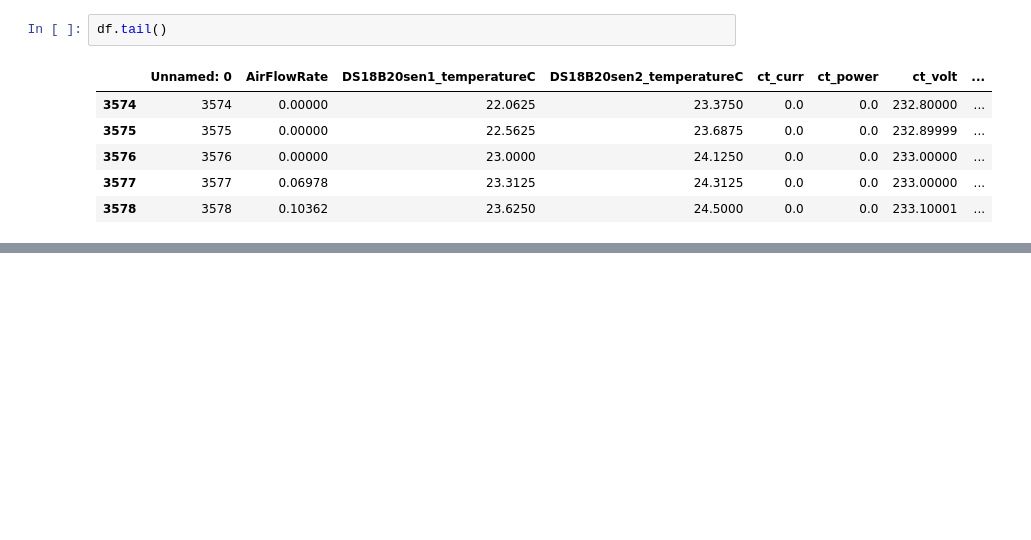
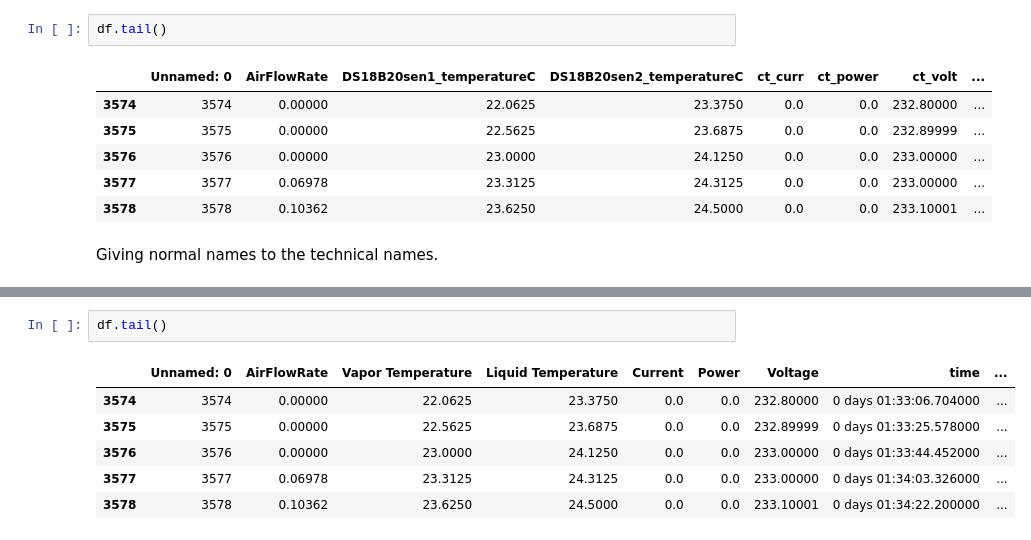
Before and after one commit to AkilaIsuri/AirConditioner-AnomalyDetection, a Jupyter notebook: EDA.ipynb, the cells around one changed output, grey strips where cells are left out. Drawn from its saved outputs; the diff is of its cells as text; blank space fills up the shorter version.

```diff
--- a/EDA.ipynb
+++ b/EDA.ipynb
@@ -44,6 +46,8 @@ df.tail()
 | 3576 | 3576 | 0.00000 | 23.0000 | 24.1250 | 0.0 | 0.0 | 233.00000 | ... |
 | 3577 | 3577 | 0.06978 | 23.3125 | 24.3125 | 0.0 | 0.0 | 233.00000 | ... |
 | 3578 | 3578 | 0.10362 | 23.6250 | 24.5000 | 0.0 | 0.0 | 233.10001 | ... |
+# %% [markdown]
+Giving normal names to the technical names.
 # %%
 df.rename(columns={'DS18B20sen1_temperatureC' : 'Vapor Temperature', 'DS18B20sen2_temperatureC' : 'Liquid Temperature', 'ct_curr' : 'Current','ct_power' : 'Power', 'ct_volt': 'Voltage', 'BME280_HUMIDI': 'Outdoor Humidity', 'BME280_TEMP': 'Outdoor Temperature', 'temperature': 'Indoor Temperature'}, inplace=True)
 df.head()
@@ -54,3 +58,12 @@ df.head()
 | 2 | 2 | 1.46180 | 9.5625 | 17.0625 | 7.683 | 1730.09998 | 229.50000 | 0 days 00:01:33.500000 | ... |
 | 3 | 3 | 1.34875 | 9.5625 | 17.1250 | 7.628 | 1717.90002 | 229.50000 | 0 days 00:02:20.250000 | ... |
 | 4 | 4 | 1.54852 | 9.5625 | 17.0625 | 7.607 | 1711.00000 | 229.39999 | 0 days 00:03:07 | ... |
+# %%
+df.tail()
+# %% [output]
+|  | Unnamed: 0 | AirFlowRate | Vapor Temperature | Liquid Temperature | Current | Power | Voltage | time | ... |
+| 3574 | 3574 | 0.00000 | 22.0625 | 23.3750 | 0.0 | 0.0 | 232.80000 | 0 days 01:33:06.704000 | ... |
+| 3575 | 3575 | 0.00000 | 22.5625 | 23.6875 | 0.0 | 0.0 | 232.89999 | 0 days 01:33:25.578000 | ... |
+| 3576 | 3576 | 0.00000 | 23.0000 | 24.1250 | 0.0 | 0.0 | 233.00000 | 0 days 01:33:44.452000 | ... |
+| 3577 | 3577 | 0.06978 | 23.3125 | 24.3125 | 0.0 | 0.0 | 233.00000 | 0 days 01:34:03.326000 | ... |
+| 3578 | 3578 | 0.10362 | 23.6250 | 24.5000 | 0.0 | 0.0 | 233.10001 | 0 days 01:34:22.200000 | ... |
```
Also changed, not shown: parts of 16 cells of this notebook.
